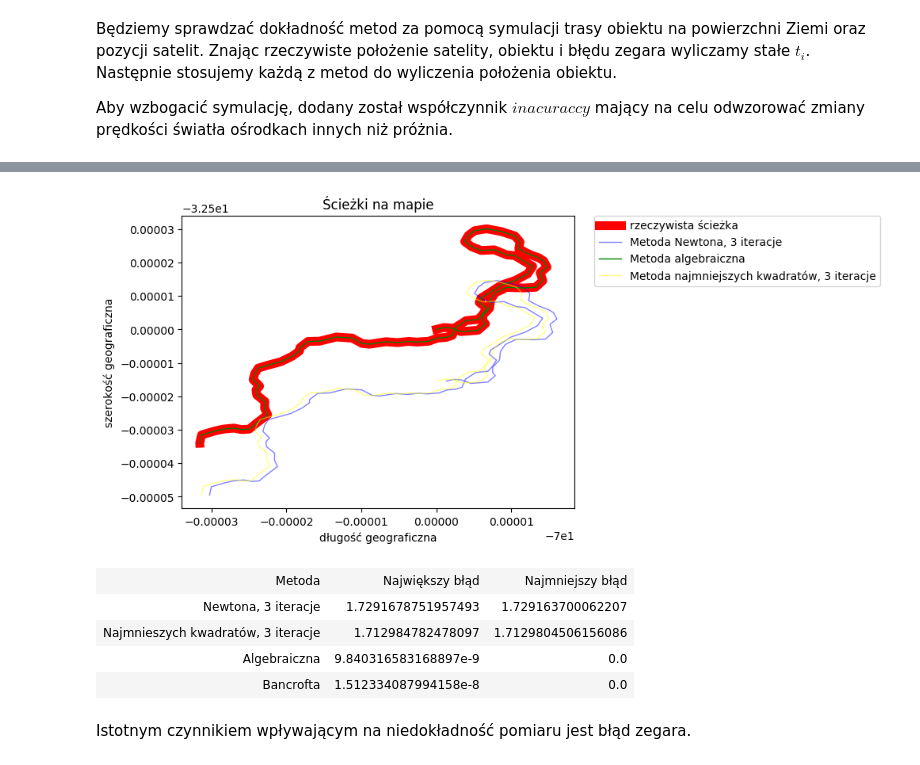
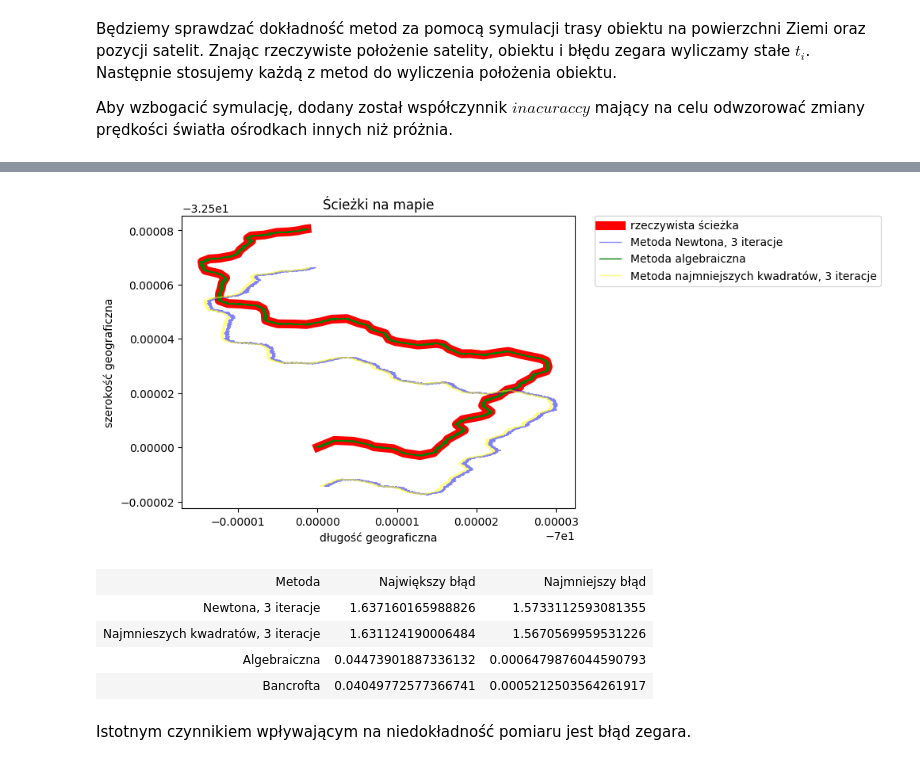
Before and after one commit to jakubzadrozny/pracownia2, a Jupyter notebook: prog/program.ipynb, the cells around one changed output, grey strips where cells are left out. Cells and saved outputs as stored; diff of their text form; code cells hidden in the pictures.

```diff
--- a/prog/program.ipynb
+++ b/prog/program.ipynb
@@ -483,16 +481,18 @@ function XYZtoLLA(X)
     return [lon, lat]
 end
 
-function inaccuracy()
-    (1 + rand()/500000000)
+function inaccuracy(inaccurate)
+    if inaccurate
+        return (1 + rand()/500000000)
+    end
+    return 1
 end
 
-function countTime(mistake, Pos, sat)
+function countTime(mistake, Pos, sat, inaccurate=false)
     C = 299792.458
     dist = norm(Pos[1:3]-sat[1:3])
-    #dist = sqrt(sum( [ (Pos[i]-sat[i])^2 for i in 1:3]))
     t = dist / C
-    return [t + mistake]#*inaccuracy()
+    return [t + mistake]*inaccuracy(inaccurate)
 end
 
 sat_count = 8
@@ -502,8 +502,8 @@ sat_coords = [ rand_position(sat_rad)[1:3] for i = 1:sat_count ]
 # sat_coords[3] = [17610,14630,13480]
 # sat_coords[4] = [19170,610,18390]
 
-function createSats(lon, lat, mistake)
-    [ vcat(sat_pos, countTime(mistake, LLAtoXYZ([lon, lat]), sat_pos) ) for sat_pos in sat_coords ]
+function createSats(lon, lat, mistake, inaccuracy=false)
+    [ vcat(sat_pos, countTime(mistake, LLAtoXYZ([lon, lat]), sat_pos, inaccuracy) ) for sat_pos in sat_coords ]
 #     sat = Array{Array{Float64}}(5)
 #     sat[1] = vcat(sat1, countTime(mistake, LLAtoXYZ([lon, lat]), sat1) )
 #     sat[2] = vcat(sat2, countTime(mistake, LLAtoXYZ([lon, lat]), sat2) )
@@ -513,10 +513,10 @@ function createSats(lon, lat, mistake)
 #     sat
 end
 
-function GPS_newton(coords, mistake, maxiter=20)
+function GPS_newton(coords, mistake, maxiter=20, inaccuracy=false)
     res = [[],[]]
     for i in 1:length(coords[1])
-        sat = createSats(coords[1][i], coords[2][i], mistake)
+        sat = createSats(coords[1][i], coords[2][i], mistake, inaccuracy)
         X = newton(sat[1:4], maxiter)
         LL = XYZtoLLA(X[1:3])
         push!(res[1], LL[1])
@@ -525,10 +525,10 @@ function GPS_newton(coords, mistake, maxiter=20)
     return res
 end
 
-function GPS_leastSquares(coords, mistake, maxiter=20, satcnt=sat_count)
+function GPS_leastSquares(coords, mistake, maxiter=20, satcnt=sat_count, inaccuracy=false)
     res = [[],[]]
     for i in 1:length(coords[1])
-        sat = createSats(coords[1][i], coords[2][i], mistake)
+        sat = createSats(coords[1][i], coords[2][i], mistake, inaccuracy)
         X = leastSquares(sat, maxiter, satcnt)
         LL = XYZtoLLA(X[1:3])
         push!(res[1], LL[1])
@@ -537,10 +537,10 @@ function GPS_leastSquares(coords, mistake, maxiter=20, satcnt=sat_count)
     return res
 end
 
-function GPS_alg(coords, mistake)
+function GPS_alg(coords, mistake, inaccuracy=false)
     res = [[],[]]
     for i in 1:length(coords[1])
-        sat = createSats(coords[1][i], coords[2][i], mistake)
+        sat = createSats(coords[1][i], coords[2][i], mistake, inaccuracy)
         X = algebraic(sat)
         LL = XYZtoLLA(X[1:3])
         push!(res[1], LL[1])
@@ -549,10 +549,10 @@ function GPS_alg(coords, mistake)
     return res
 end
 
-function GPS_bancroft(coords, mistake)
+function GPS_bancroft(coords, mistake, inaccuracy=false)
     res = [[],[]]
     for i in 1:length(coords[1])
-        sat = createSats(coords[1][i], coords[2][i], mistake)
+        sat = createSats(coords[1][i], coords[2][i], mistake, inaccuracy)
         X = bancroft(sat)
         LL = XYZtoLLA(X[1:3])
         push!(res[1], LL[1])
@@ -561,10 +561,10 @@ function GPS_bancroft(coords, mistake)
     return res
 end
 
-function GPS_heura(coords, mistake)
+function GPS_heura(coords, mistake, inaccuracy=false)
     res = [[],[]]
     for i in 1:length(coords[1])
-        sat = createSats(coords[1][i], coords[2][i], mistake)
+        sat = createSats(coords[1][i], coords[2][i], mistake, inaccuracy)
         X = heura(sat)
         LL = XYZtoLLA(X[1:3])
         push!(res[1], LL[1])
@@ -607,45 +607,45 @@ y = coords[2]
 
 mistake = 0.005
 
-newton_coords = GPS_newton(coords, mistake, 3)
+newton_coords = GPS_newton(coords, mistake, 3, true)
 xn = newton_coords[1]
 yn = newton_coords[2]
 
-leastSquares_coords = GPS_leastSquares(coords, mistake, 3, sat_count)
+leastSquares_coords = GPS_leastSquares(coords, mistake, 3, sat_count, true)
 xl = leastSquares_coords[1]
 yl = leastSquares_coords[2]
 
-alg_coords = GPS_alg(coords, mistake)
+alg_coords = GPS_alg(coords, mistake, true)
 xa = alg_coords[1]
 ya = alg_coords[2]
 
-bancroft_coords = GPS_bancroft(coords, mistake)
+bancroft_coords = GPS_bancroft(coords, mistake, true)
 xb = bancroft_coords[1]
 yb = bancroft_coords[2]
 
 fig, ax = subplots()
 
 title("Ścieżki na mapie")
 xlabel("długość geograficzna")
 ylabel("szerokość geograficzna")
 ax[:plot](x, y, "-", color="red", linewidth=8, alpha=1.0, label="rzeczywista ścieżka")
 ax[:plot](xn, yn, "-", color="blue", linewidth=1, alpha=0.5, label="Metoda Newtona, 3 iteracje")
 ax[:plot](xa, ya, "-", color="green", linewidth=1, alpha=1.0, label="Metoda algebraiczna")
 ax[:plot](xl, yl, "-", color="yellow", linewidth=1, alpha=0.5, label="Metoda najmniejszych kwadratów, 3 iteracje")
 ax[:legend](bbox_to_anchor=(1.05, 1), loc=2, borderaxespad=0.)
 show()
 
 methods =["Newtona, 3 iteracje", "Najmnieszych kwadratów, 3 iteracje", "Algebraiczna", "Bancrofta"]
 results = [newton_coords, leastSquares_coords, alg_coords, bancroft_coords]
 
 MinMaxMistakeTable(methods, results, coords)
 # %% [output]
-[figure, old version]
+[figure, new version]
 | Metoda | Największy błąd | Najmniejszy błąd |
-| Newtona, 3 iteracje | 1.7291678751957493 | 1.729163700062207 |
-| Najmnieszych kwadratów, 3 iteracje | 1.712984782478097 | 1.7129804506156086 |
-| Algebraiczna | 9.840316583168897e-9 | 0.0 |
-| Bancrofta | 1.512334087994158e-8 | 0.0 |
+| Newtona, 3 iteracje | 1.637160165988826 | 1.5733112593081355 |
+| Najmnieszych kwadratów, 3 iteracje | 1.631124190006484 | 1.5670569959531226 |
+| Algebraiczna | 0.04473901887336132 | 0.0006479876044590793 |
+| Bancrofta | 0.04049772577366741 | 0.0005212503564261917 |
 # %%
 function clock_mistake_plot(method, coords, maxiter)
     res = [[], []]
```
Also changed, not shown: parts of 8 cells of this notebook.
